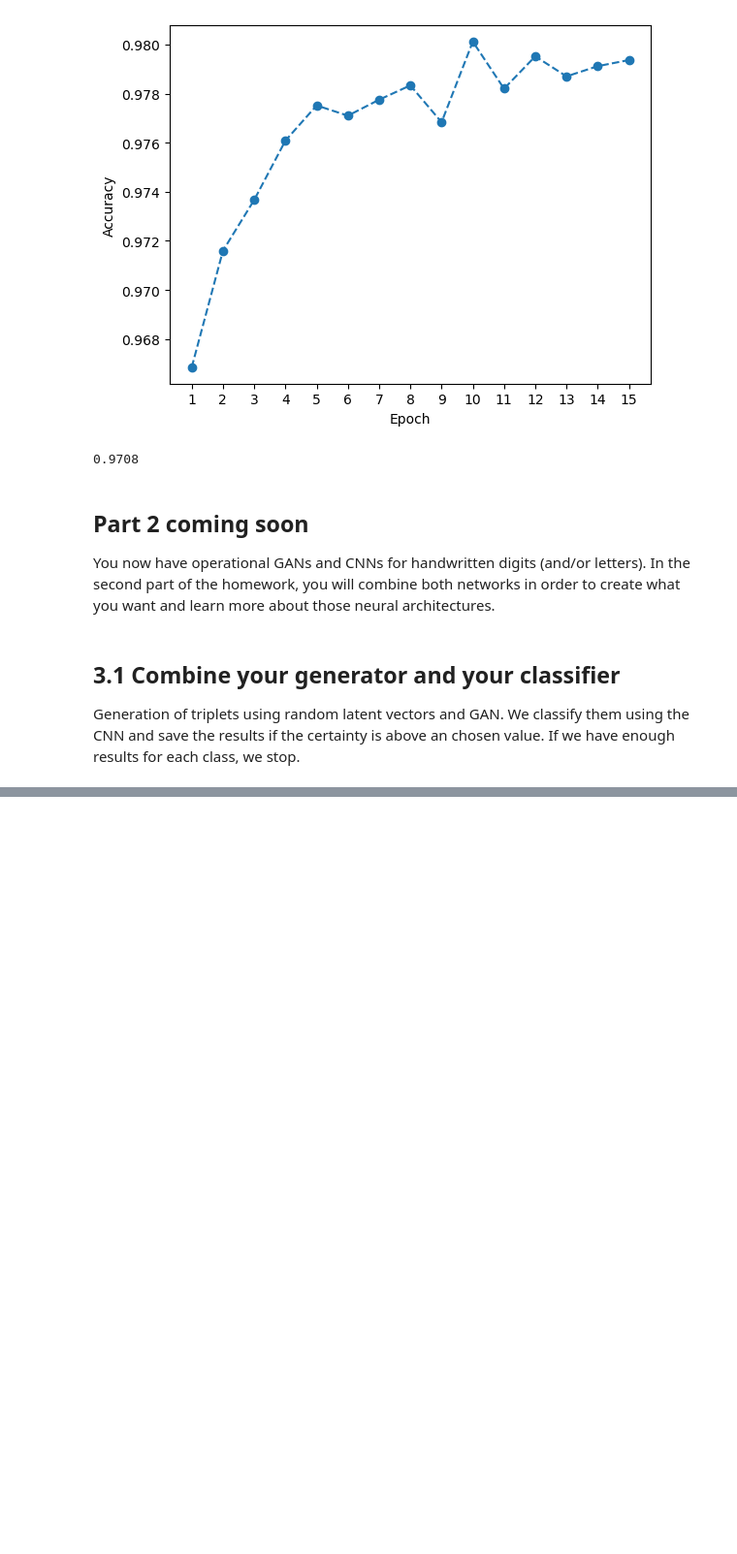
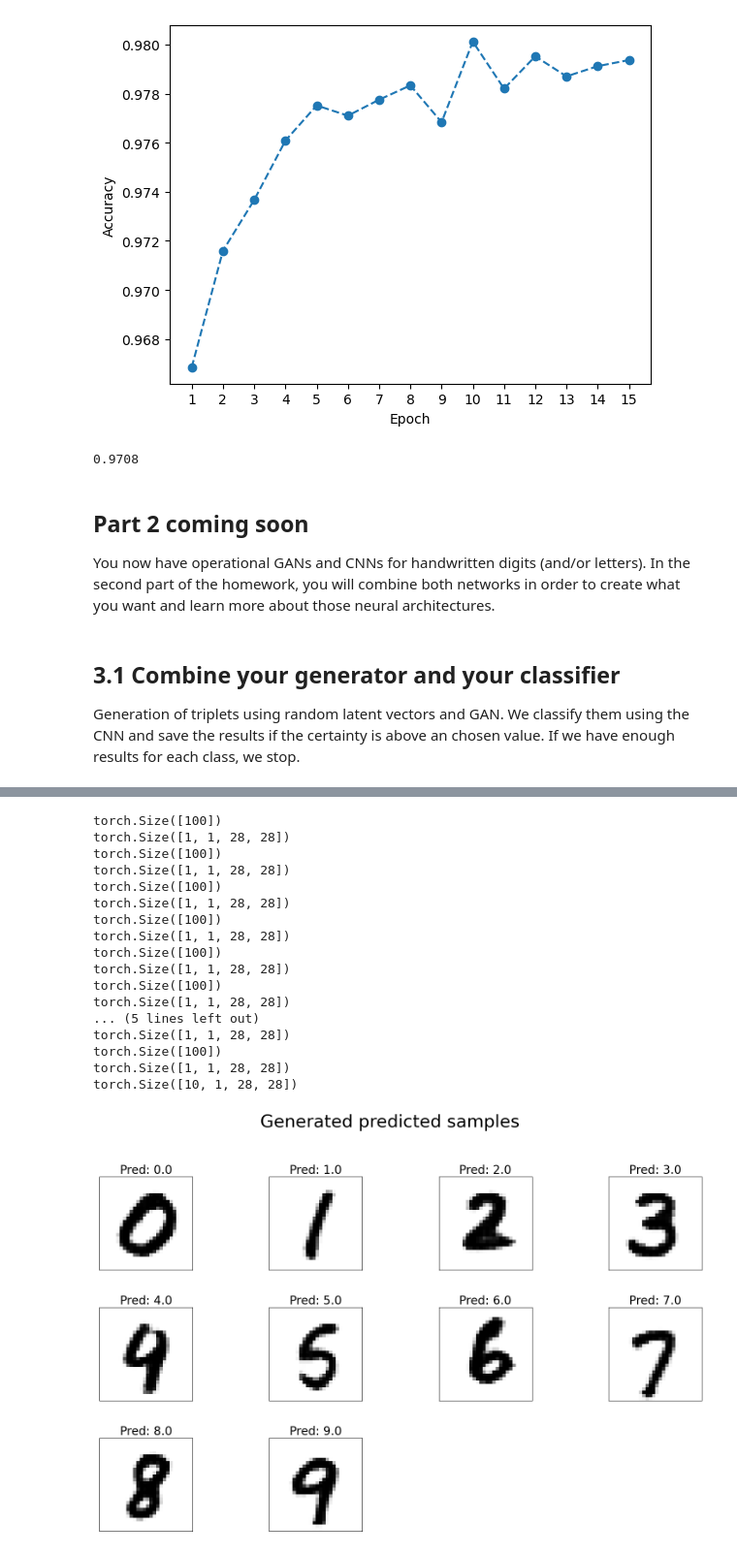
Before and after one commit to GiovanniFaldani/AlgorithmsInDataScience-Homework, a Jupyter notebook: HW3 - GAN and CNN part 1 - v2.ipynb, the cells around one changed output, grey strips where cells are left out. Shown at 97% size. Cells and saved outputs as stored; diff of their text form; code cells hidden in the pictures; blank space fills up the shorter version.

```diff
--- a/HW3 - GAN and CNN part 1 - v2.ipynb
+++ b/HW3 - GAN and CNN part 1 - v2.ipynb
@@ -1143,15 +1175,40 @@ new_images, new_tensor = generate_class_items(generator, cnn, min_image, certain
 # %%
-average_tensor = [None] * 10
+average_tensor = []
 
 average_images = torch.randn(0)
 
 for i in range(10):
+    average_tensor.append(None)
     average_tensor[i] = new_tensor[i].detach().clone()
-    torch.mean(average_tensor[i], 1)
+    average_tensor[i] = torch.mean(average_tensor[i], 0)
+    print(average_tensor[i].size())
 
     generator.zero_grad()
     fake = generator(average_tensor[i]).detach().cpu()
+    print(fake.size())
     average_images = torch.cat((average_images, fake), 0)
 
-labels = range(10)
-showImages(average_images, generated=True, predicted=True, predicted_labels=labels)
+print(average_images.size())
+labels = list(range(10))
+labels_tensor = torch.FloatTensor(labels)
+
+showImages(average_images, generated=True, predicted=True, predicted_labels=labels_tensor)
+# %% [output]
+torch.Size([100])
+torch.Size([1, 1, 28, 28])
+torch.Size([100])
+torch.Size([1, 1, 28, 28])
+torch.Size([100])
+torch.Size([1, 1, 28, 28])
+torch.Size([100])
+torch.Size([1, 1, 28, 28])
+torch.Size([100])
+torch.Size([1, 1, 28, 28])
+torch.Size([100])
+torch.Size([1, 1, 28, 28])
+... (5 lines left out)
+torch.Size([1, 1, 28, 28])
+torch.Size([100])
+torch.Size([1, 1, 28, 28])
+torch.Size([10, 1, 28, 28])
+[figure, added]
```
Also changed, not shown: parts of 6 cells of this notebook.
